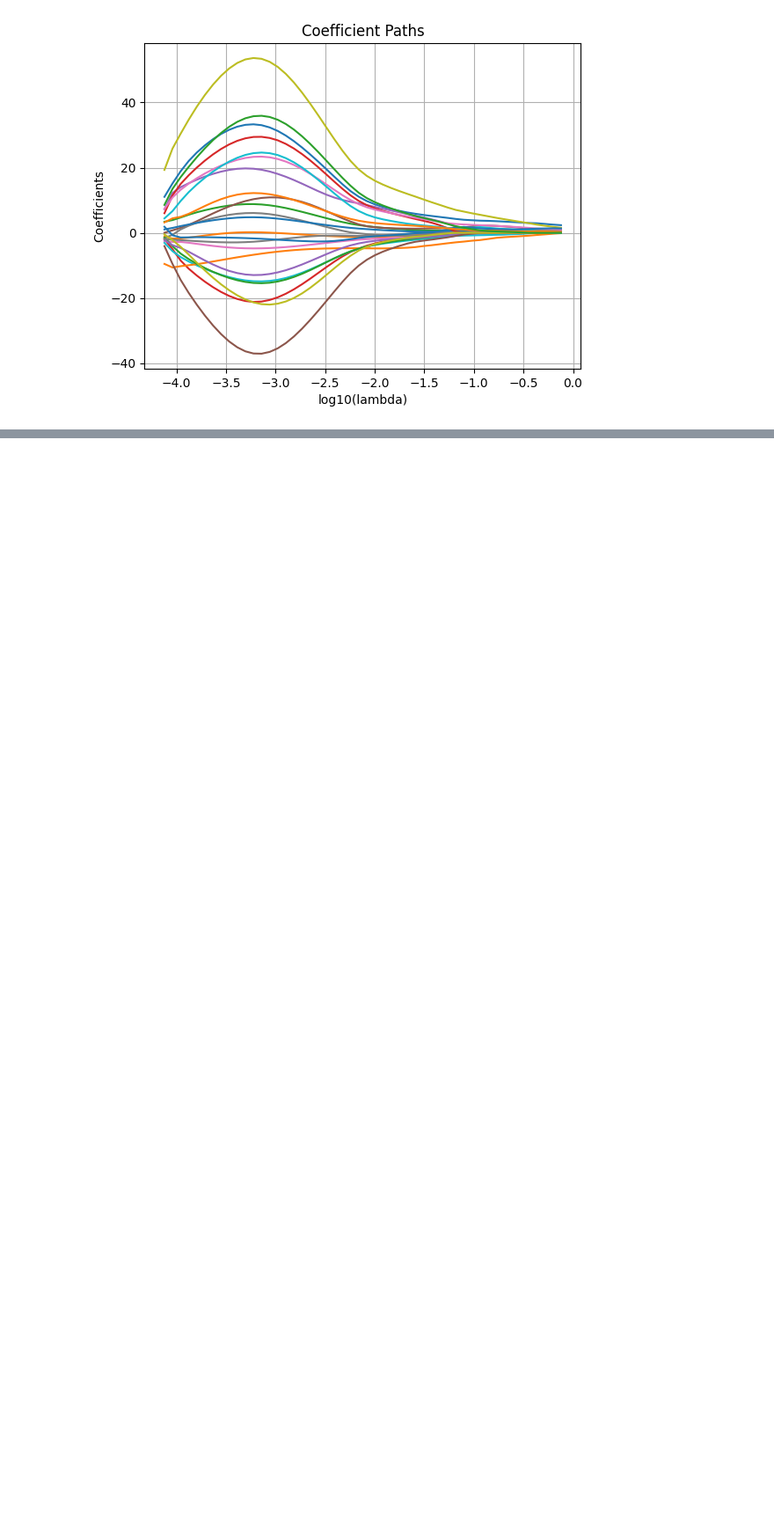
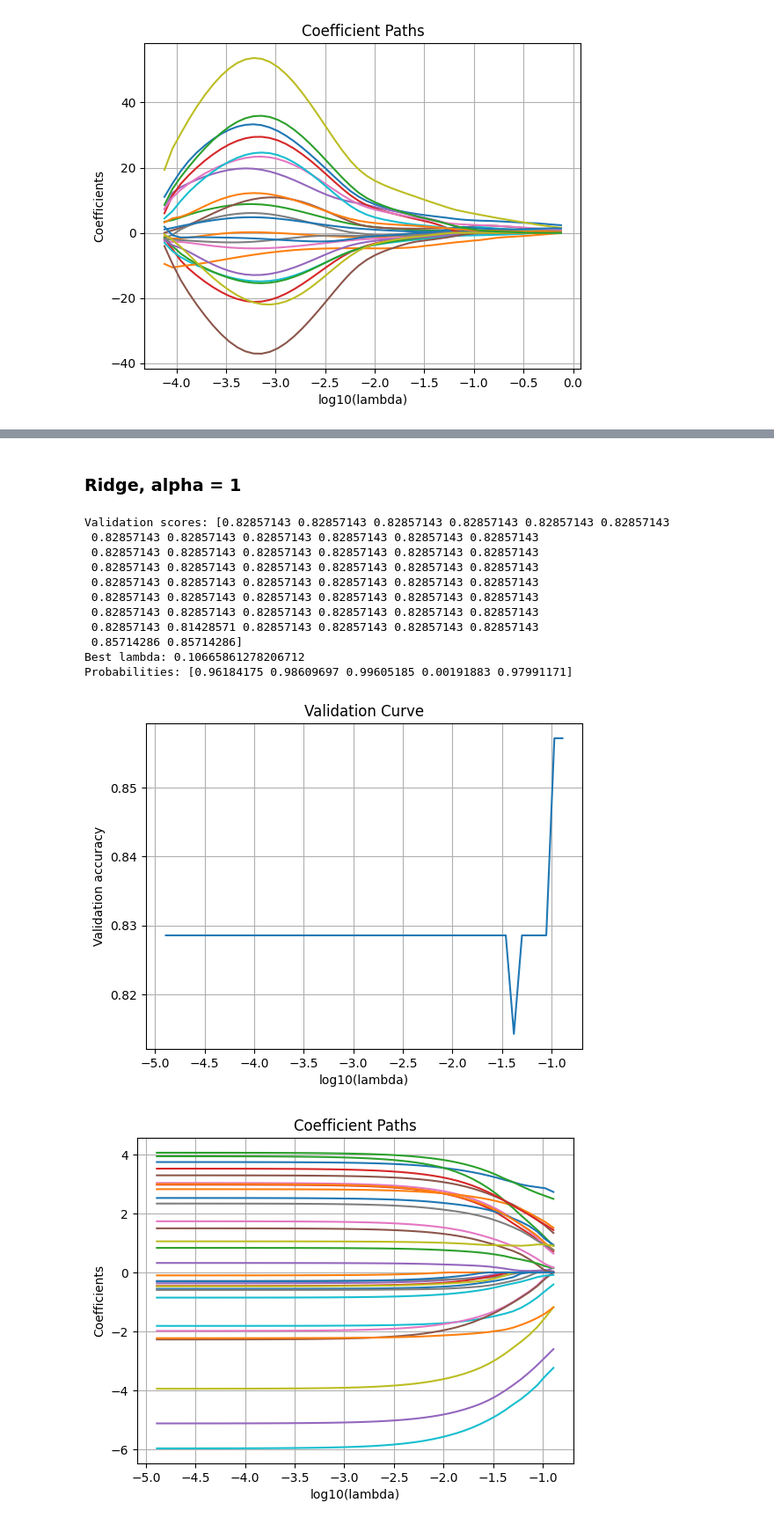
Before and after one commit to CyprienFOURCROY/AdvancedML_Project, a Jupyter notebook: notebooks/main.ipynb, the cells around one changed output, grey strips where cells are left out. Shown at 88% size. Drawn from its saved outputs; the diff is of its cells as text; code cells hidden in the pictures; blank space fills up the shorter version.

```diff
--- a/notebooks/main.ipynb
+++ b/notebooks/main.ipynb
@@ -85,0 +131,49 @@ Probabilities: [0.99861348 0.97775226 0.74409544 0.96490751 0.01938569]
+# %%
+path = "../data/preprocessed/ionosphere.csv"
+# %%
+df = pd.read_csv(path)
+df_train = df.sample(frac=0.8, random_state=42)
+df_test = df.drop(df_train.index)
+# %%
+Y_train = df_train["Y"].values
+Y_test = df_test["Y"].values
+# %%
+X_train = df_train.drop(columns=["Y"]).values
+X_test = df_test.drop(columns=["Y"]).values
+# %% [markdown]
+### Ridge, alpha = 1
+# %%
+from sklearn.model_selection import train_test_split
+from sklearn.datasets import make_classification
+from src.LogRegCDD import LogRegCDD
+
+
+LogRegCDD_ionosphere = LogRegCDD(alpha=1.0, n_lambda=50)
+
+LogRegCDD_ionosphere.fit(X_train, Y_train)
+
+val_scores = LogRegCDD_ionosphere.validate(X_test, Y_test, measure="accuracy")
+print("Validation scores:", val_scores)
+
+best_lambda = LogRegCDD_ionosphere.lambdas_[val_scores.argmax()]
+print("Best lambda:", best_lambda)
+
+probs = LogRegCDD_ionosphere.predict_proba(X_test)
+print("Probabilities:", probs[:5])
+
+LogRegCDD_ionosphere.plot_score(measure="accuracy")
+LogRegCDD_ionosphere.plot_coef()
+# %% [output]
+Validation scores: [0.82857143 0.82857143 0.82857143 0.82857143 0.82857143 0.82857143
+ 0.82857143 0.82857143 0.82857143 0.82857143 0.82857143 0.82857143
+ 0.82857143 0.82857143 0.82857143 0.82857143 0.82857143 0.82857143
+ 0.82857143 0.82857143 0.82857143 0.82857143 0.82857143 0.82857143
+ 0.82857143 0.82857143 0.82857143 0.82857143 0.82857143 0.82857143
+ 0.82857143 0.82857143 0.82857143 0.82857143 0.82857143 0.82857143
+ 0.82857143 0.82857143 0.82857143 0.82857143 0.82857143 0.82857143
+ 0.82857143 0.81428571 0.82857143 0.82857143 0.82857143 0.82857143
+ 0.85714286 0.85714286]
+Best lambda: 0.10665861278206712
+Probabilities: [0.96184175 0.98609697 0.99605185 0.00191883 0.97991171]
+[figure, added]
+[figure, added]
```
Also changed, not shown: parts of 15 cells of this notebook.
